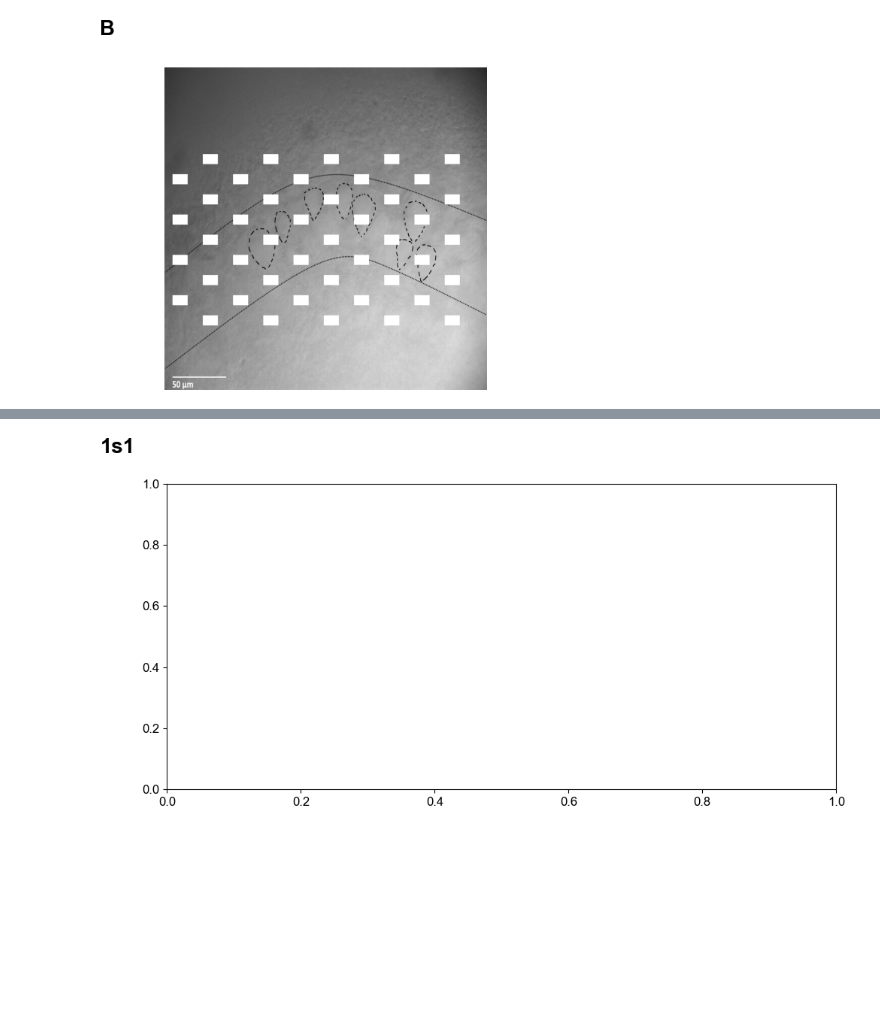
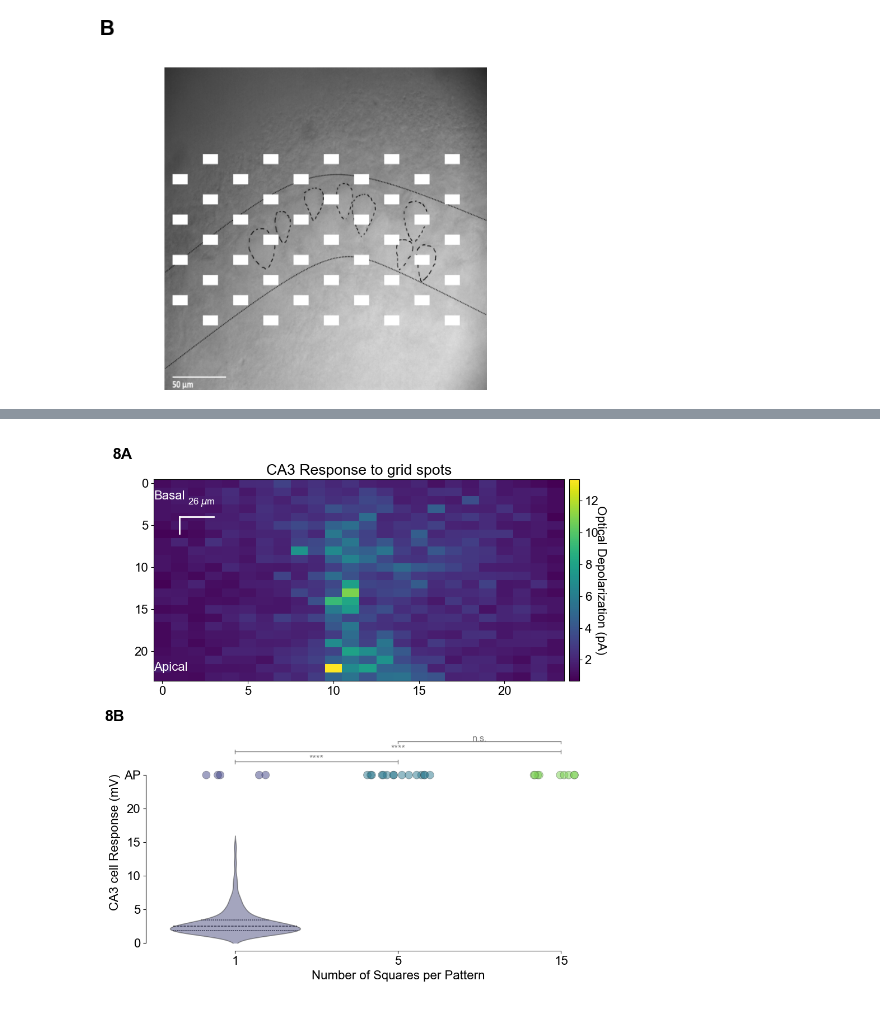
Before and after one commit to AdityaAsopa/Analysis, a Jupyter notebook: Figure1.ipynb, the cells around one changed output, grey strips where cells are left out. Saved outputs shown, nothing was run; the diff lists cells and outputs as text; code cells hidden in the pictures; blank space fills up the shorter version.

```diff
--- a/Figure1.ipynb
+++ b/Figure1.ipynb
@@ -28,9 +32,10 @@ import plotFig2
 import stat_annotate
 
 # sns.set_context('paper')
-plt.rcParams['font.family'] = 'Arial'
-plt.rcParams['font.size'] = 12
-plt.rcParams['svg.fonttype'] = 'none'
+mpl.rcParams['font.family'] = 'Arial'
+mpl.rcParams['font.size'] = 16
+mpl.rcParams['svg.fonttype'] = 'none'
+mpl.rcParams['lines.linewidth'] = 2
 %matplotlib widget
 
 # make a colour map viridis
@@ -57,11 +62,11 @@ freq_sweep_pulses = np.arange(9)
 ## Load Data
 # %%
 figure_raw_material_location = Path(r"paper_figure_matter\\")
-paper_figure_export_location = Path(r"paper_figures\\Figure1v4")
+paper_figure_export_location = Path(r"paper_figures\\")
 data_path_FS                 = Path(r"parsed_data\\FreqSweep\\")
 data_path_grid               = Path(r"parsed_data\\Grid\\")
 data_path_analysed           = Path(r"parsed_data\\second_order\\")
-raw_data_path_cellwise       = Path(r"C:\Users\adity\OneDrive\NCBS\Lab\Projects\EI_Dynamics\Data\Screened_cells\\")
+raw_data_path_cellwise       = Path(r"..\Data\Screened_cells\\")
 # %% [markdown]
 ## Short Dataframes containing analysed params
 # %%
@@ -646,48 +596,73 @@ Fig1B_hr.savefig(paper_figure_export_location /  (figure_name + '.svg'), dpi=300
 # %%
-Fig1s1, ax1s1 = plt.subplots(1, 1, figsize=(10, 5), constrained_layout=True)
-ax1s1.text(-0.1, 1.1, '1s1', transform=ax1s1.transAxes, size=20, weight='bold')
+plt.close('all')
+Fig1s1, [ax1s1, ax1s2] = plt.subplots(2, 1, figsize=(10, 10))
+ax1s1.text(-0.1, 1.1, '8A', transform=ax1s1.transAxes, size=20, weight='bold')
+ax1s2.text(-0.1, 1.1, '8B', transform=ax1s2.transAxes, size=20, weight='bold')
+
+ax1s1.invert_yaxis()
 # import heatmap data
 df_CA3_heatmap = pd.read_hdf(r"parsed_data\second_order\CA3_recording_3161_grid_response_pivot.h5")
-
 grid_aspect_ratio = pattern_index.polygon_frame_properties['aspect_ratio']
-
 h = 8
 w = grid_aspect_ratio*h
-# ax1s1.suptitle('Peak Response to 9 pulses in 24 hexagonal grid squares', fontsize=16)
-
 pulse = 0
-# get data from column=i and all rows
-vals = df_CA3_heatmap[pulse].values
-# get index values
-idx = (df_CA3_heatmap[pulse].index.get_level_values(0).values) - 1
 
 # make heatmaps
-_,_,ax1s1,_ = plot_tools.plot_grid(spot_locs=idx, spot_values=vals, grid=[24,24], cmap='viridis', ax=ax1s1, vmin=0, vmax=15, add_colorbar=False)
-# set xlim and ylim to be 0, 24
-ax1s1.set_xlim([0, 24])
-ax1s1.set_ylim([0, 24])
+CA3p0 = pd.DataFrame(df_CA3_heatmap[pulse])
+CA3p0.reset_index(inplace=True)
+# rename column '0' as 'pA'
+CA3p0.rename(columns={pulse: 'pA'}, inplace=True)
+CA3p0.pop('sweep')
+CA3p0['x'] = (CA3p0['coord'] -1) // 24
+CA3p0['y'] = (CA3p0['coord']-1) % 24
+#  pivot
+CA3p0 = CA3p0.pivot(index='x', columns='y', values='pA')
+
+# heatmap
+ax1s1.imshow(CA3p0, cmap='viridis', aspect='auto', interpolation='nearest', origin='upper')
+
 # add colorbar to the axis correponding the heatmap image
 cbar = plt.colorbar(ax1s1.get_children()[1], ax=ax1s1, orientation='vertical', pad=0.01)
 cbar.set_label('Optical Depolarization (pA)', rotation=270, labelpad=10)
-# set limit
-# cbar.set_zlim([0, 15])
-# set ticks
-cbar.set_ticks([0, 5, 10, 15])
-cbar.ax.tick_params(labelsize=12)
+cbar.ax.tick_params(labelsize=16)
 # add text to the plot on top left corner of the heatmap in white color
-ax1s1.text(0.0, 0.9, 'Basal', transform=ax1s1.transAxes, size=12,  color='white')
+ax1s1.text(0.0, 0.9, 'Basal', transform=ax1s1.transAxes, size=16,  color='white')
 # add text to the plot on bottom left corner of the heatmap
-ax1s1.text(0.0, 0.05, 'Apical', transform=ax1s1.transAxes, size=12, color='white')
+ax1s1.text(0.0, 0.05, 'Apical', transform=ax1s1.transAxes, size=16, color='white')
 ax1s1.set_title('CA3 Response to grid spots')
-
 # make a horizontal line to show scale
 ax1s1.plot([1, 3], [4, 4], color='white', linewidth=2)
 ax1s1.plot([1, 1], [4, 6], color='white', linewidth=2)
 ax1s1.text(1.5, 2.5, '26 $\mu$m', color='white', fontsize=12)
 
+# fig supp8 is a histogram of CA3 responses to grid patterns of different sizes
+ax1s2.set_ylim([0, 30])
+df_temp = xc_all_shortdf[ (xc_all_shortdf['cellID']==3161) ]
+df_temp2 = df_temp.copy()
+# if the cell_fpr_max is greater than 15, make it 25
+df_temp['cell_fpr_max'] = np.where(df_temp['cell_fpr_max']>15, 25, df_temp['cell_fpr_max'])
+# plot a relationship between cell_fpr and field_fpr using a scatter plot (options: box, strip, swarm, violin, boxen)
+sns.stripplot(data=df_temp[df_temp['cell_fpr_max']>15], y="cell_fpr_max",  x='numSq', jitter=0.2, ax=ax1s2, hue='numSq', palette=color_squares, linewidth=0.5, size=10, alpha=0.5, zorder=5)
+sns.violinplot(data=df_temp2, x="numSq", y="cell_fpr_max", hue="numSq", palette=color_squares, ax=ax1s2, alpha=0.0, inner=None, split=False, dodge=False, zorder=3)
+[part.set_edgecolor((part.get_edgecolor()[:],  0)) for part in ax1s2.get_children() if isinstance(part, mpl.collections.PolyCollection)]
+stat_annotate.pairwise_annotate_violin_plot(ax1s2, df_temp, x='numSq', y='cell_fpr_max', stat=mannwhitneyu, add_line=True, offset=0.05, color='grey', coord_system='data', fontsize=12, zorder=10)
+
+sns.violinplot(data=df_temp[df_temp['cell_fpr_max']<15], x="numSq", y="cell_fpr_max", hue="numSq", palette=color_squares, ax=ax1s2, alpha=0.5, inner='quart', split=False, dodge=False, zorder=3)
+ax1s2.set_ylabel('CA3 cell Response (mV)')
+ax1s2.set_xlabel('Number of Squares per Pattern')
+yticks = [0, 5, 10, 15, 20, 25]
+yticklabels = [0, 5, 10, 15, 20, 'AP']
+ax1s2.set_yticks(yticks)
+ax1s2.set_yticklabels(yticklabels)
+# despine
+sns.despine(ax=ax1s2, top=True, right=True, left=False, bottom=False, offset=10, trim=True)
+ax1s2.legend([],[], frameon=False)
+
+# tight layout
+plt.tight_layout()
 
 # save figure
-figure_name = 'Figure1s1_CA3heatmap'
+figure_name = 'Figure_Supp8_CA3response'
 Fig1s1.savefig(paper_figure_export_location /  (figure_name + '.png'), dpi=300, bbox_inches='tight')
 Fig1s1.savefig(paper_figure_export_location /  (figure_name + '.svg'), dpi=300, bbox_inches='tight')
 # %% [output]
@@ -695 +681 @@ AssertionError: spot_locs and spot_values must be the same length
-[figure, old version]
+[figure, new version]
```
Also changed, not shown: parts of 16 cells of this notebook, 5 other files.
